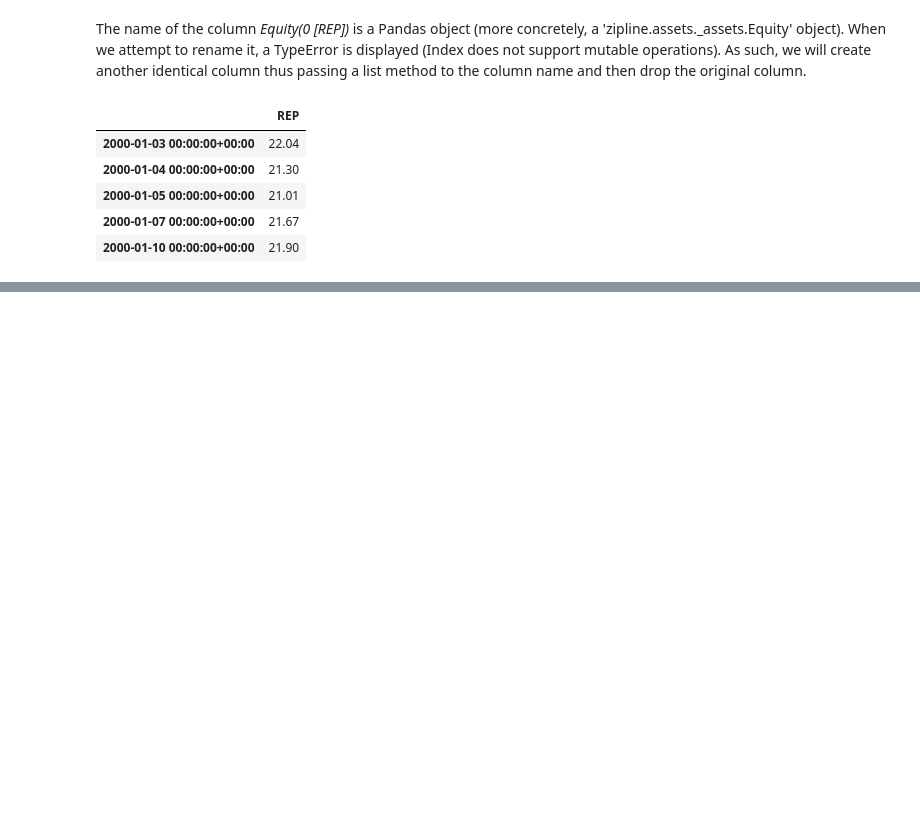
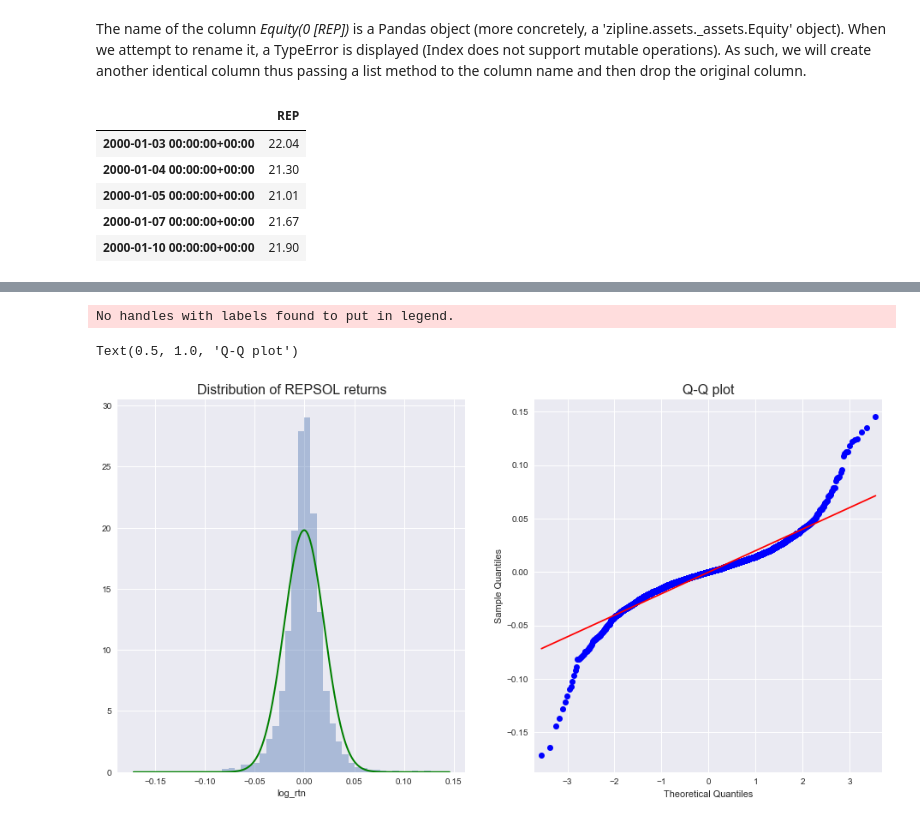
Before and after one commit to isabelpuche/ml_for_algo_trading, a Jupyter notebook: notebooks/eda.ipynb, the cells around one changed output, grey strips where cells are left out. Saved outputs shown, nothing was run; the diff lists cells and outputs as text; code cells hidden in the pictures; blank space fills up the shorter version.

```diff
--- a/notebooks/eda.ipynb
+++ b/notebooks/eda.ipynb
@@ -255,0 +332,22 @@ df.head()
+# %%
+# Calculate the normal Probability Density Function (PDF)
+r_range = np.linspace(min(df.log_rtn), max(df.log_rtn), num=1000)
+mu = df.log_rtn.mean()
+sigma = df.log_rtn.std()
+norm_pdf = scs.norm.pdf(r_range, loc=mu, scale=sigma)
+# %%
+fig, ax = plt.subplots(1, 2, figsize=(16, 8))
+
+# histogram
+sns.distplot(df.log_rtn, kde=False, norm_hist=True, ax=ax[0])
+ax[0].set_title('Distribution of REPSOL returns', fontsize=16)
+ax[0].plot(r_range, norm_pdf, 'g', lw=2)
+ax[0].legend(loc='upper left');
+
+# Q-Q plot
+qq = sm.qqplot(df.log_rtn.values, line='s', ax=ax[1])
+ax[1].set_title('Q-Q plot', fontsize = 16)
+# %% [output]
+No handles with labels found to put in legend.
+Text(0.5, 1.0, 'Q-Q plot')
+[figure, added]
```
Also changed, not shown: parts of 37 cells of this notebook.
